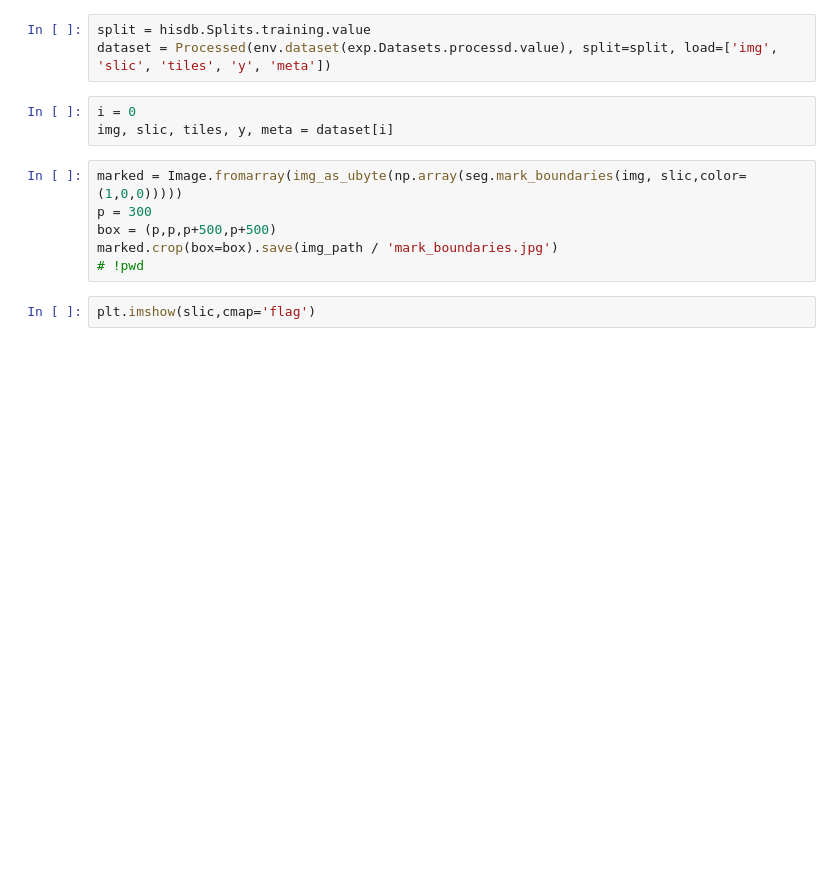
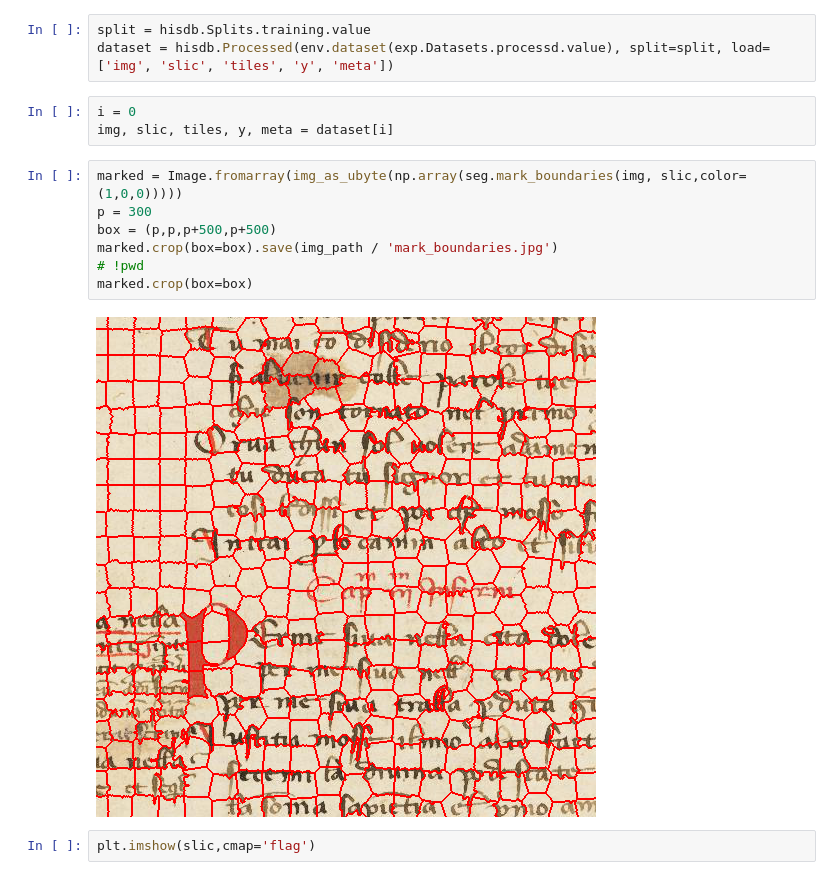
Before and after one commit to kaphka/imi-master-thesis, a Jupyter notebook: notebooks/figures/HisDBExamples.ipynb, the cells around one changed output. Saved outputs shown, nothing was run; the diff lists cells and outputs as text; blank space fills up the shorter version.

```diff
--- a/notebooks/figures/HisDBExamples.ipynb
+++ b/notebooks/figures/HisDBExamples.ipynb
@@ -48,16 +44,19 @@ from skimage.util import img_as_float, img_as_ubyte
 import numpy as np
 # %%
 split = hisdb.Splits.training.value
-dataset = Processed(env.dataset(exp.Datasets.processd.value), split=split, load=['img', 'slic', 'tiles', 'y', 'meta'])
+dataset = hisdb.Processed(env.dataset(exp.Datasets.processd.value), split=split, load=['img', 'slic', 'tiles', 'y', 'meta'])
 # %%
 i = 0
 img, slic, tiles, y, meta = dataset[i]
 # %%
 marked = Image.fromarray(img_as_ubyte(np.array(seg.mark_boundaries(img, slic,color=(1,0,0)))))
 p = 300
 box = (p,p,p+500,p+500)
 marked.crop(box=box).save(img_path / 'mark_boundaries.jpg')
 # !pwd
+marked.crop(box=box)
+# %% [output]
+[figure, added]
 # %%
 plt.imshow(slic,cmap='flag')
 # %% [output]
```
Also changed, not shown: parts of 5 cells of this notebook, 4 other files.
